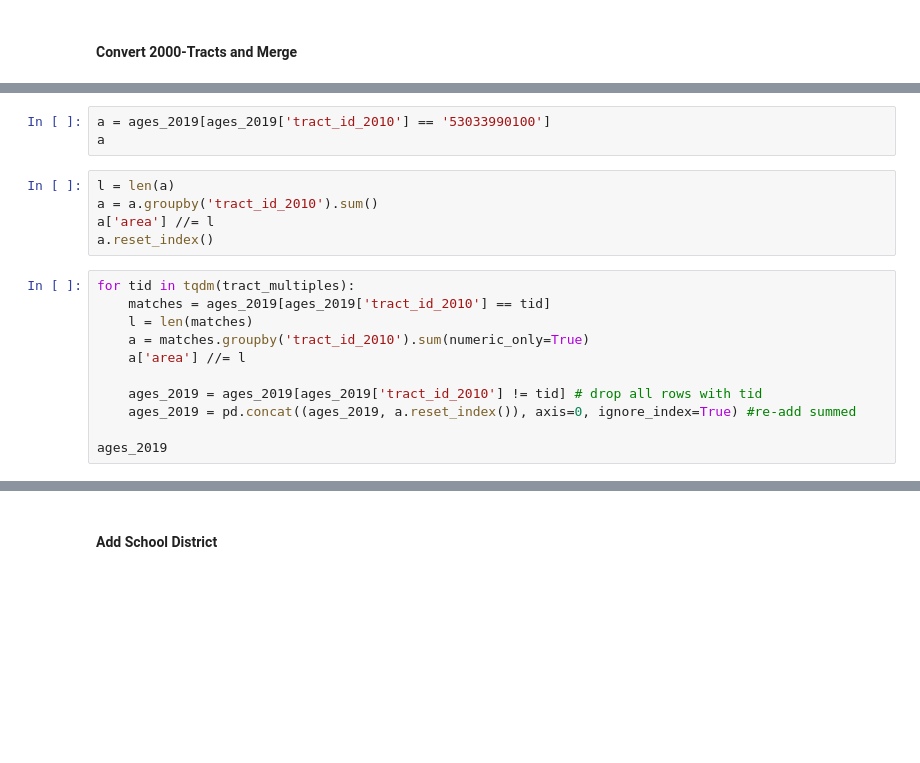
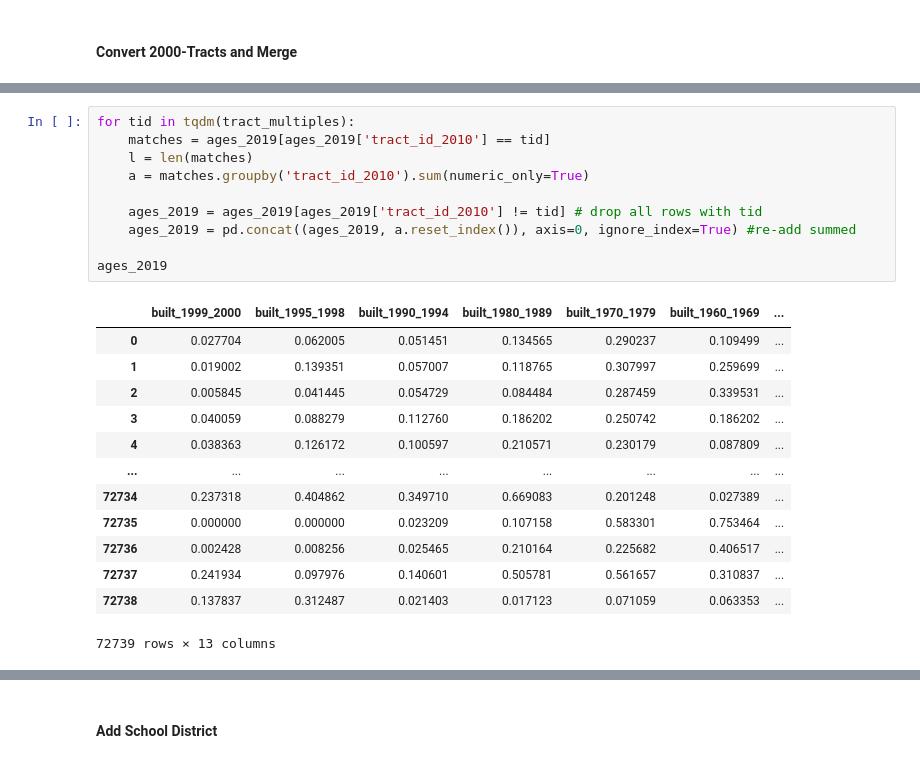
Before and after one commit to ldtcooper/urban-economics-project, a Jupyter notebook: notebook.ipynb, the cells around one changed output, grey strips where cells are left out. Cells and saved outputs as stored; diff of their text form; blank space fills up the shorter version.

```diff
--- a/notebook.ipynb
+++ b/notebook.ipynb
@@ -141,22 +411,27 @@ tract_multiples
-# %%
-a = ages_2019[ages_2019['tract_id_2010'] == '53033990100']
-a
-# %%
-l = len(a)
-a = a.groupby('tract_id_2010').sum()
-a['area'] //= l
-a.reset_index()
 # %%
 for tid in tqdm(tract_multiples):
     matches = ages_2019[ages_2019['tract_id_2010'] == tid]
     l = len(matches)
     a = matches.groupby('tract_id_2010').sum(numeric_only=True)
-    a['area'] //= l
 
     ages_2019 = ages_2019[ages_2019['tract_id_2010'] != tid] # drop all rows with tid
     ages_2019 = pd.concat((ages_2019, a.reset_index()), axis=0, ignore_index=True) #re-add summed
 
 ages_2019
+# %% [output]
+|  | built_1999_2000 | built_1995_1998 | built_1990_1994 | built_1980_1989 | built_1970_1979 | built_1960_1969 | ... |
+| 0 | 0.027704 | 0.062005 | 0.051451 | 0.134565 | 0.290237 | 0.109499 | ... |
+| 1 | 0.019002 | 0.139351 | 0.057007 | 0.118765 | 0.307997 | 0.259699 | ... |
+| 2 | 0.005845 | 0.041445 | 0.054729 | 0.084484 | 0.287459 | 0.339531 | ... |
+| 3 | 0.040059 | 0.088279 | 0.112760 | 0.186202 | 0.250742 | 0.186202 | ... |
+| 4 | 0.038363 | 0.126172 | 0.100597 | 0.210571 | 0.230179 | 0.087809 | ... |
+| ... | ... | ... | ... | ... | ... | ... | ... |
+| 72734 | 0.237318 | 0.404862 | 0.349710 | 0.669083 | 0.201248 | 0.027389 | ... |
+| 72735 | 0.000000 | 0.000000 | 0.023209 | 0.107158 | 0.583301 | 0.753464 | ... |
+| 72736 | 0.002428 | 0.008256 | 0.025465 | 0.210164 | 0.225682 | 0.406517 | ... |
+| 72737 | 0.241934 | 0.097976 | 0.140601 | 0.505781 | 0.561657 | 0.310837 | ... |
+| 72738 | 0.137837 | 0.312487 | 0.021403 | 0.017123 | 0.071059 | 0.063353 | ... |
+72739 rows × 13 columns
 # %%
 ages_2019.drop('tract_id_2000', axis=1, inplace=True)
 ages_2019
```
Also changed, not shown: parts of 34 cells of this notebook, 6 other files.
